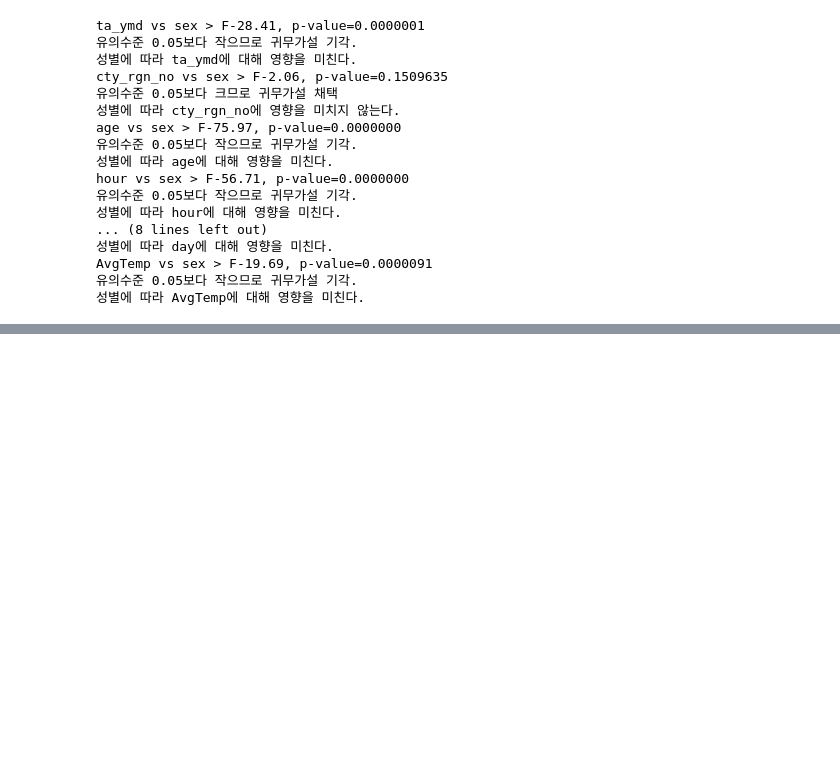
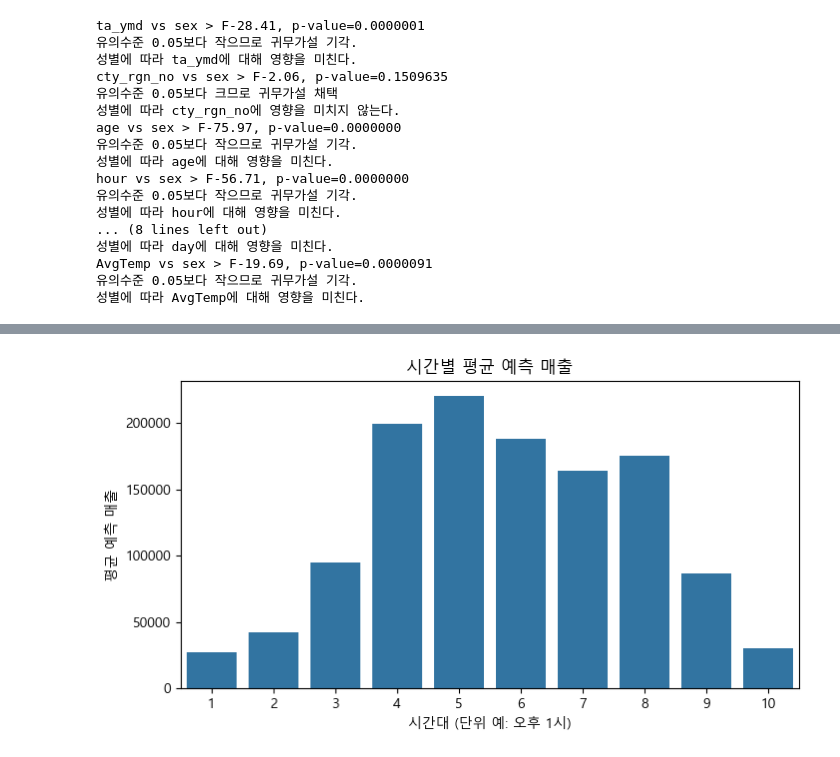
Before and after one commit to ESTCAMP-Team5/first_project, a Jupyter notebook: credit_card_usage_modeling/workspace/EDA/minseok/data/card2.ipynb, the cells around one changed output, grey strips where cells are left out. Drawn from its saved outputs; the diff is of its cells as text; code cells hidden in the pictures; blank space fills up the shorter version.

```diff
--- a/credit_card_usage_modeling/workspace/EDA/minseok/data/card2.ipynb
+++ b/credit_card_usage_modeling/workspace/EDA/minseok/data/card2.ipynb
@@ -315,3 +247,7 @@ hour vs sex > F-56.71, p-value=0.0000000
 AvgTemp vs sex > F-19.69, p-value=0.0000091
 유의수준 0.05보다 작으므로 귀무가설 기각.
 성별에 따라 AvgTemp에 대해 영향을 미친다.
+# %%
+#비교적 높은 F값을 가진 amt, cnt로 모델링을 진행한다.
+#모델링 시작
+df['sex'] = LabelEncoder().fit_transform(df['sex'])
@@ -317,0 +354,16 @@ AvgTemp vs sex > F-19.69, p-value=0.0000091
+# %%
+X_test_copy = X_test.copy()
+X_test_copy['predicted_amt'] = np.expm1(y_pred_amt)
+
+# 요일별 평균 예측 매출
+mean_amt_by_age = X_test_copy.groupby('hour')['predicted_amt'].mean()
+
+# 시각화
+plt.figure(figsize=(8,4))
+sns.barplot(x=mean_amt_by_age.index, y=mean_amt_by_age.values)
+plt.title("시간별 평균 예측 매출")
+plt.xlabel("시간대 (단위 예: 오후 1시)")
+plt.ylabel("평균 예측 매출")
+plt.show()
+# %% [output]
+[figure, added]
```
Also changed, not shown: parts of 22 cells of this notebook.
